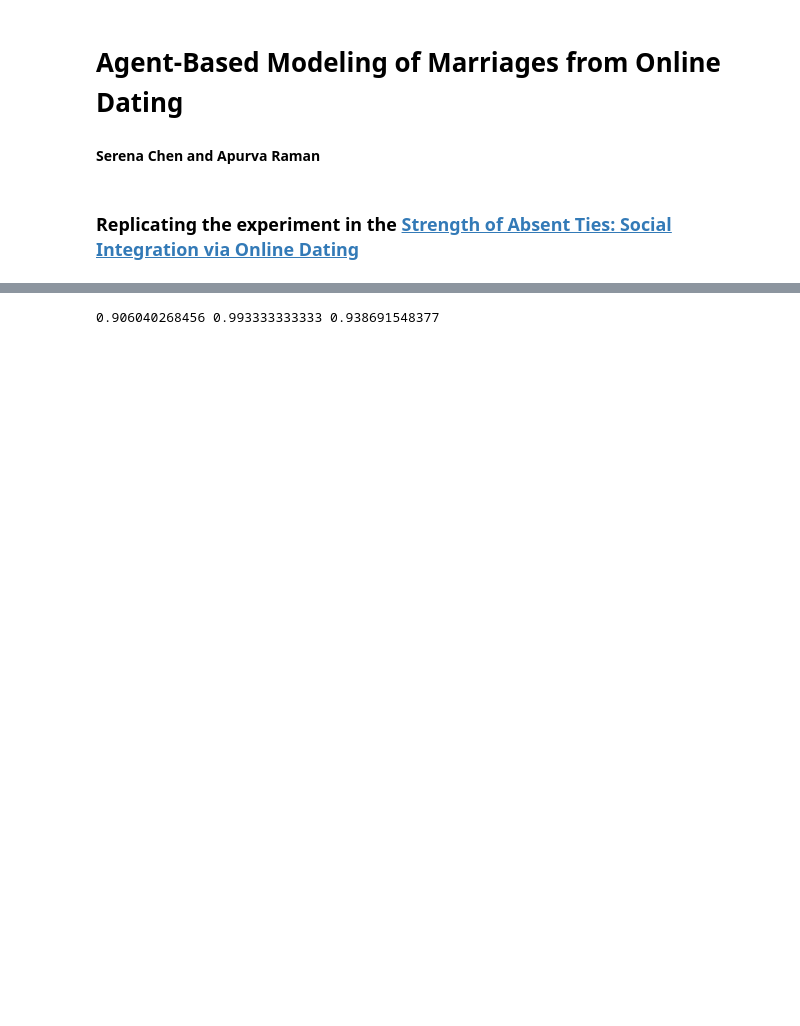
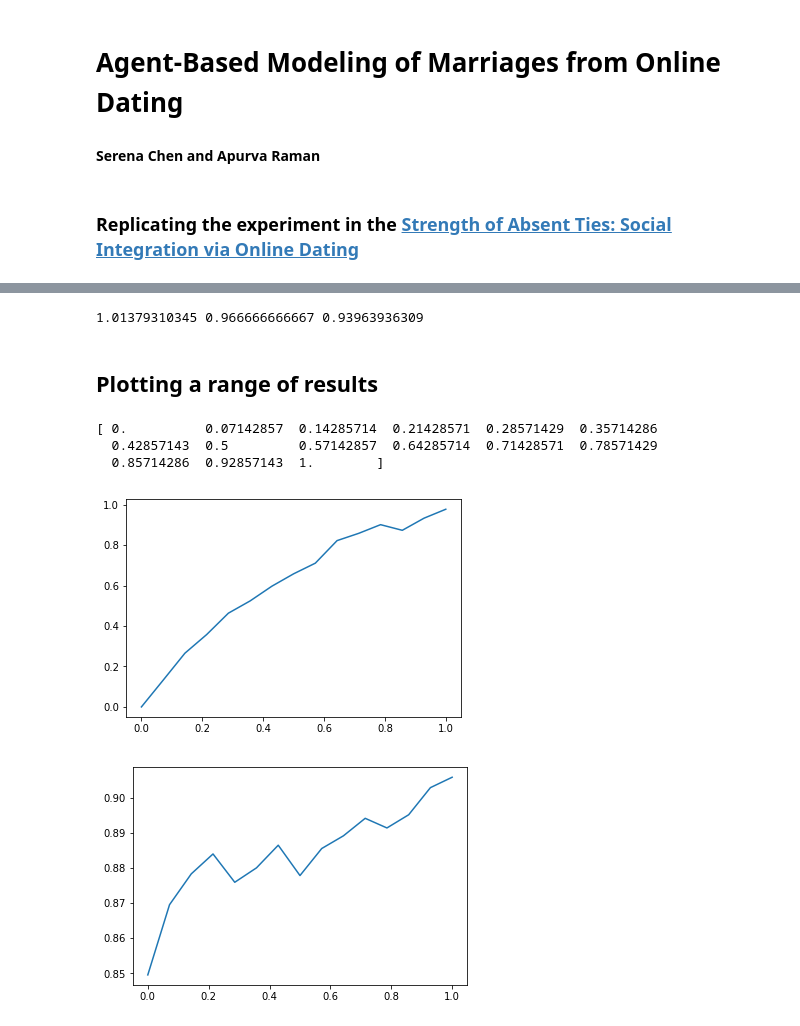
Before and after one commit to poosomooso/Gaygents, a Jupyter notebook: Gaygents_Replication.ipynb, the cells around one changed output, grey strips where cells are left out. Saved outputs shown, nothing was run; the diff lists cells and outputs as text; code cells hidden in the pictures; blank space fills up the shorter version.

```diff
--- a/Gaygents_Replication.ipynb
+++ b/Gaygents_Replication.ipynb
@@ -275,5 +132,37 @@ def welfareRatios(num_intra, num_inter, marriage, races, agents_per_race, avg_di
 # %%
-r1,r2,r3 = welfareRatios(num_intra, num_inter, marriage, races, agents_per_race, avg_dist)
-print(r1,r2,r3)
+diversity,percent_married,compatibility = welfareRatios(num_intra, num_inter, marriage, races, agents_per_race, avg_dist)
+print(diversity,percent_married,compatibility)
 # %% [output]
-0.906040268456 0.993333333333 0.938691548377
+1.01379310345 0.966666666667 0.93963936309
+# %% [markdown]
+## Plotting a range of results
+# %%
+
+probabilities = np.linspace(0.0, 1.0, num=15, dtype=float)
+num_sims = 30
+print(probabilities)
+
+diversities = []
+strengths = []
+
+for prob_interracial in probabilities:
+    div_sum = 0.0
+    str_sum = 0.0
+    for _ in range(num_sims):
+        div, married, strength = runSim(50, 2, 1.0, prob_interracial)
+        div_sum += div
+        str_sum += strength
+    diversities.append(div_sum/num_sims)
+    strengths.append(str_sum/num_sims)
+
+plt.figure()
+plt.plot(probabilities, diversities, label='diversities')
+plt.figure()
+plt.plot(probabilities, strengths, label='strengths')
+plt.show()
+# %% [output]
+[ 0.          0.07142857  0.14285714  0.21428571  0.28571429  0.35714286
+  0.42857143  0.5         0.57142857  0.64285714  0.71428571  0.78571429
+  0.85714286  0.92857143  1.        ]
+[figure, added]
+[figure, added]
```
Also changed, not shown: parts of 20 cells of this notebook, 2 other files.
